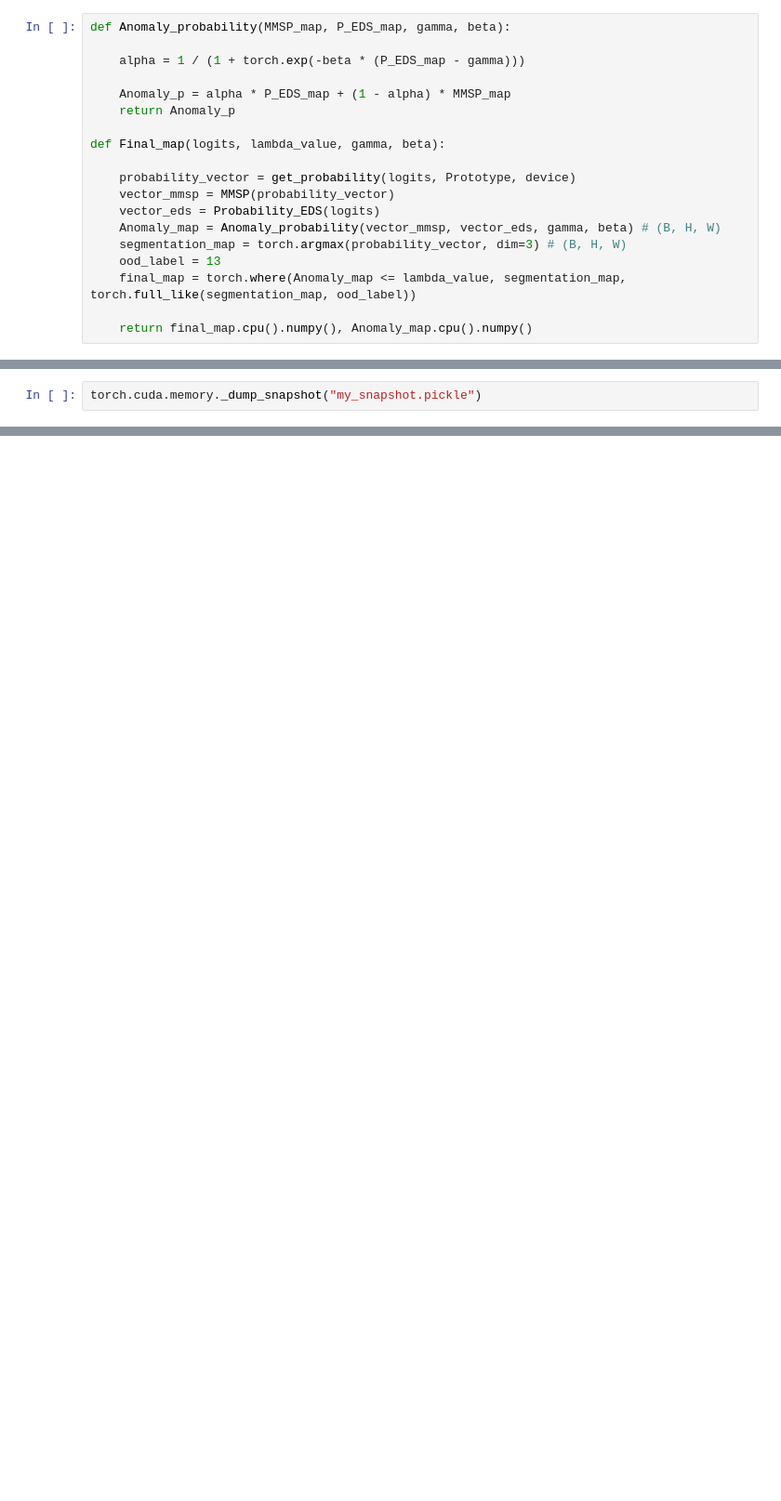
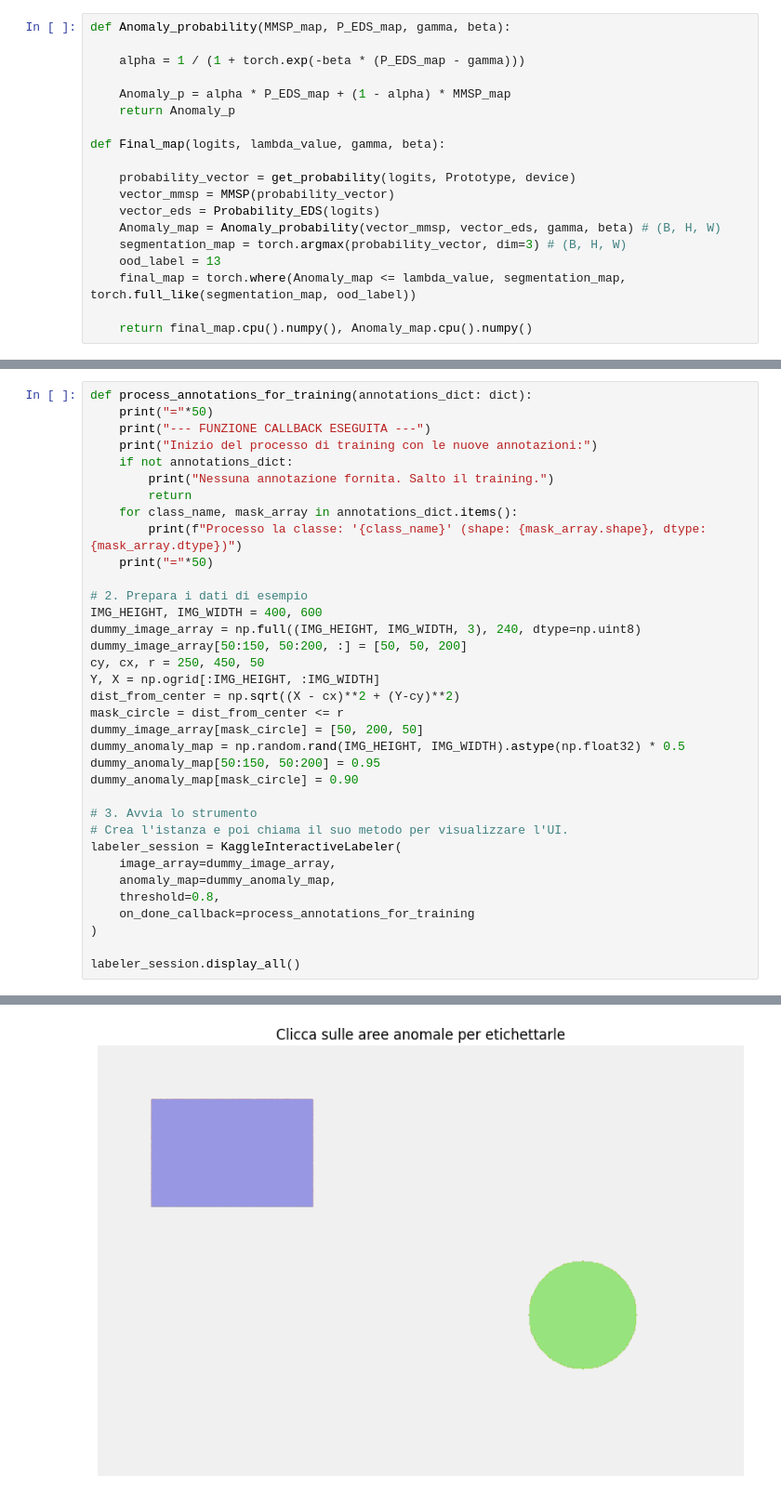
Before and after one commit to TechRufy/ML4CV_Project, a Jupyter notebook: main.ipynb, the cells around one changed output, grey strips where cells are left out. Shown at 93% size. Cells and saved outputs as stored; diff of their text form; blank space fills up the shorter version.

Commit message:
Kaggle Notebook | main83236f43ce734067646f | Version 36

```diff
--- a/main.ipynb
+++ b/main.ipynb
@@ -611,2 +743,36 @@ with torch.no_grad():
-# %%
-torch.cuda.memory._dump_snapshot("my_snapshot.pickle")
+# %%
+def process_annotations_for_training(annotations_dict: dict):
+    print("="*50)
+    print("--- FUNZIONE CALLBACK ESEGUITA ---")
+    print("Inizio del processo di training con le nuove annotazioni:")
+    if not annotations_dict:
+        print("Nessuna annotazione fornita. Salto il training.")
+        return
+    for class_name, mask_array in annotations_dict.items():
+        print(f"Processo la classe: '{class_name}' (shape: {mask_array.shape}, dtype: {mask_array.dtype})")
+    print("="*50)
+
+# 2. Prepara i dati di esempio
+IMG_HEIGHT, IMG_WIDTH = 400, 600
+dummy_image_array = np.full((IMG_HEIGHT, IMG_WIDTH, 3), 240, dtype=np.uint8)
+dummy_image_array[50:150, 50:200, :] = [50, 50, 200]
+cy, cx, r = 250, 450, 50
+Y, X = np.ogrid[:IMG_HEIGHT, :IMG_WIDTH]
+dist_from_center = np.sqrt((X - cx)**2 + (Y-cy)**2)
+mask_circle = dist_from_center <= r
+dummy_image_array[mask_circle] = [50, 200, 50]
+dummy_anomaly_map = np.random.rand(IMG_HEIGHT, IMG_WIDTH).astype(np.float32) * 0.5
+dummy_anomaly_map[50:150, 50:200] = 0.95
+dummy_anomaly_map[mask_circle] = 0.90
+
+# 3. Avvia lo strumento
+# Crea l'istanza e poi chiama il suo metodo per visualizzare l'UI.
+labeler_session = KaggleInteractiveLabeler(
+    image_array=dummy_image_array,
+    anomaly_map=dummy_anomaly_map,
+    threshold=0.8,
+    on_done_callback=process_annotations_for_training
+)
+
+labeler_session.display_all()
+# %% [output]
@@ -612,0 +781 @@ torch.cuda.memory._dump_snapshot("my_snapshot.pickle")
+[figure, added]
```
Also changed, not shown: parts of 20 cells of this notebook.
